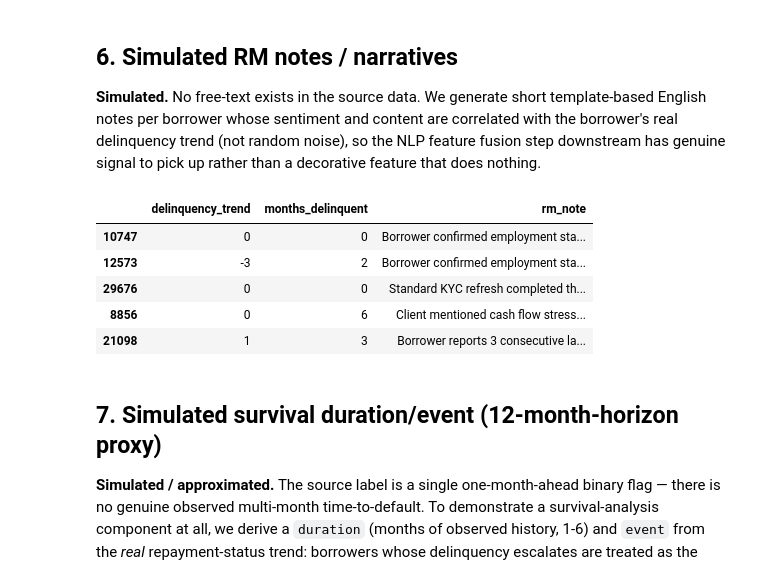
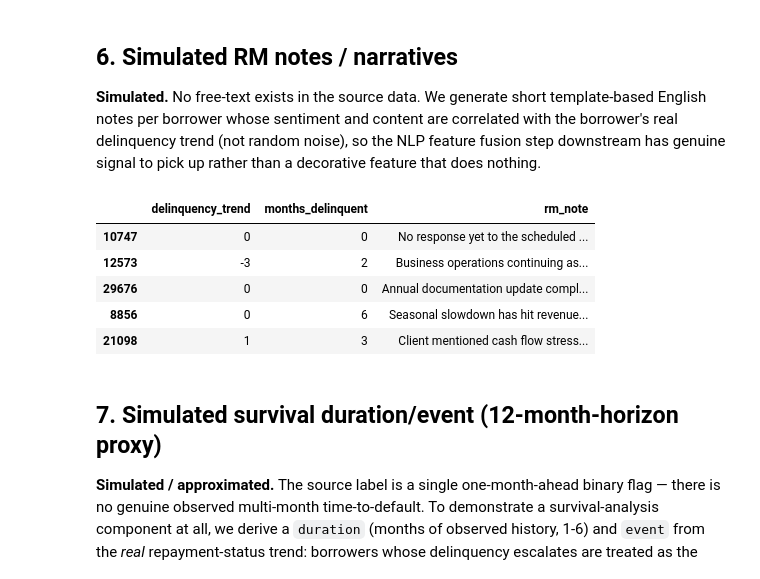
Before and after one commit to lavesh00/PrakashPD, a Jupyter notebook: notebooks/01_eda_feature_engineering.ipynb, the cells around one changed output. Drawn from its saved outputs; the diff is of its cells as text; code cells hidden in the pictures.

```diff
--- a/notebooks/01_eda_feature_engineering.ipynb
+++ b/notebooks/01_eda_feature_engineering.ipynb
@@ -178,39 +176,73 @@ NEGATIVE_TEMPLATES = [
     "Client mentioned cash flow stress and requested a payment holiday.",
     "Repeated bounced auto-debit on the linked account this cycle.",
     "RM notes irregular business income and rising informal borrowing.",
+    "Borrower's shop has seen a sharp drop in footfall, sales down noticeably.",
+    "Spoke to client, admits taking a loan from a moneylender to cover EMI.",
+    "Household income has dropped after a job loss in the family.",
+    "Business partner exited unexpectedly, borrower now managing alone with strain.",
+    "Client requested a moratorium citing a medical emergency in the family.",
+    "Seasonal slowdown has hit revenue hard this quarter, borrower sounded worried.",
+    "RM visit found the shop shuttered for renovation with no clear reopening date.",
+    "Borrower mentioned a major client delayed payment, squeezing working capital.",
+    "Supplier raised prices sharply, borrower struggling to maintain margins.",
+    "Client's other loan account was recently flagged for default by another lender.",
+    "Rent on the business premises was hiked, borrower says it is unsustainable.",
+    "Borrower confided that a family dispute is affecting the business finances.",
+    "Local competition has intensified, borrower reports falling order volumes.",
+    "Bank statement shows multiple small-value withdrawals suggesting distress borrowing.",
+    "Borrower missed the scheduled RM call twice this month without explanation.",
 ]
 NEUTRAL_TEMPLATES = [
     "Routine review call completed, no material change flagged.",
     "Borrower confirmed employment status unchanged.",
     "Standard KYC refresh completed this month.",
+    "No response yet to the scheduled review call, will follow up next cycle.",
+    "Business operations continuing as usual per borrower's own account.",
+    "Borrower relocated business premises within the same city, no other change.",
+    "Annual documentation update completed without incident.",
+    "Borrower requested a statement copy for tax filing purposes.",
 ]
 POSITIVE_TEMPLATES = [
     "Borrower reports steady GST turnover growth of {pct}% this quarter.",
     "Client cleared prior dues ahead of schedule.",
     "RM notes new stable income source, salary credit regularized.",
     "Business expansion noted, turnover trending up.",
+    "Borrower just signed a large new export order, expects revenue to grow sharply.",
+    "Client paid off an old personal loan completely, now debt free elsewhere.",
+    "Got a promotion at work with a solid raise starting next month.",
+    "Borrower opened a second outlet in a nearby market, business is scaling well.",
+    "RM notes healthy cash reserves being built up over recent months.",
+    "Client's spouse started a stable job, household income has improved.",
+    "Long-term contract renewed with the borrower's largest customer.",
+    "Borrower reports strong festive season sales, well above last year.",
+    "New equipment purchased outright without needing additional financing.",
+    "Borrower has started prepaying the loan ahead of the due schedule.",
+    "Local demand has picked up strongly, borrower sounded confident on the call.",
+    "Borrower's family business received a government subsidy, easing costs.",
+    "Client's credit profile improved enough to get a private bank overdraft.",
+    "Referral business has picked up, borrower reports a healthy new customer pipeline.",
 ]
 
 def make_note(row):
     trend = row["delinquency_trend"]
     months_delinq = row["months_delinquent"]
     if trend > 0 or months_delinq >= 3:
         tmpl = RNG.choice(NEGATIVE_TEMPLATES)
         return tmpl.format(n=int(max(months_delinq, 1)), pct=int(RNG.integers(15, 45)))
     if trend < 0 and months_delinq == 0:
         tmpl = RNG.choice(POSITIVE_TEMPLATES)
         return tmpl.format(pct=int(RNG.integers(5, 25)))
     return RNG.choice(NEUTRAL_TEMPLATES)
 
 eng["rm_note"] = eng.apply(make_note, axis=1)
 eng[["delinquency_trend", "months_delinquent", "rm_note"]].sample(5, random_state=1)
 # %% [output]
 |  | delinquency_trend | months_delinquent | rm_note |
-| 10747 | 0 | 0 | Borrower confirmed employment sta... |
-| 12573 | -3 | 2 | Borrower confirmed employment sta... |
-| 29676 | 0 | 0 | Standard KYC refresh completed th... |
-| 8856 | 0 | 6 | Client mentioned cash flow stress... |
-| 21098 | 1 | 3 | Borrower reports 3 consecutive la... |
+| 10747 | 0 | 0 | No response yet to the scheduled ... |
+| 12573 | -3 | 2 | Business operations continuing as... |
+| 29676 | 0 | 0 | Annual documentation update compl... |
+| 8856 | 0 | 6 | Seasonal slowdown has hit revenue... |
+| 21098 | 1 | 3 | Client mentioned cash flow stress... |
 # %% [markdown]
 ## 7. Simulated survival duration/event (12-month-horizon proxy)
 
```
Also changed, not shown: parts of 1 cell of this notebook, 20 other files.
